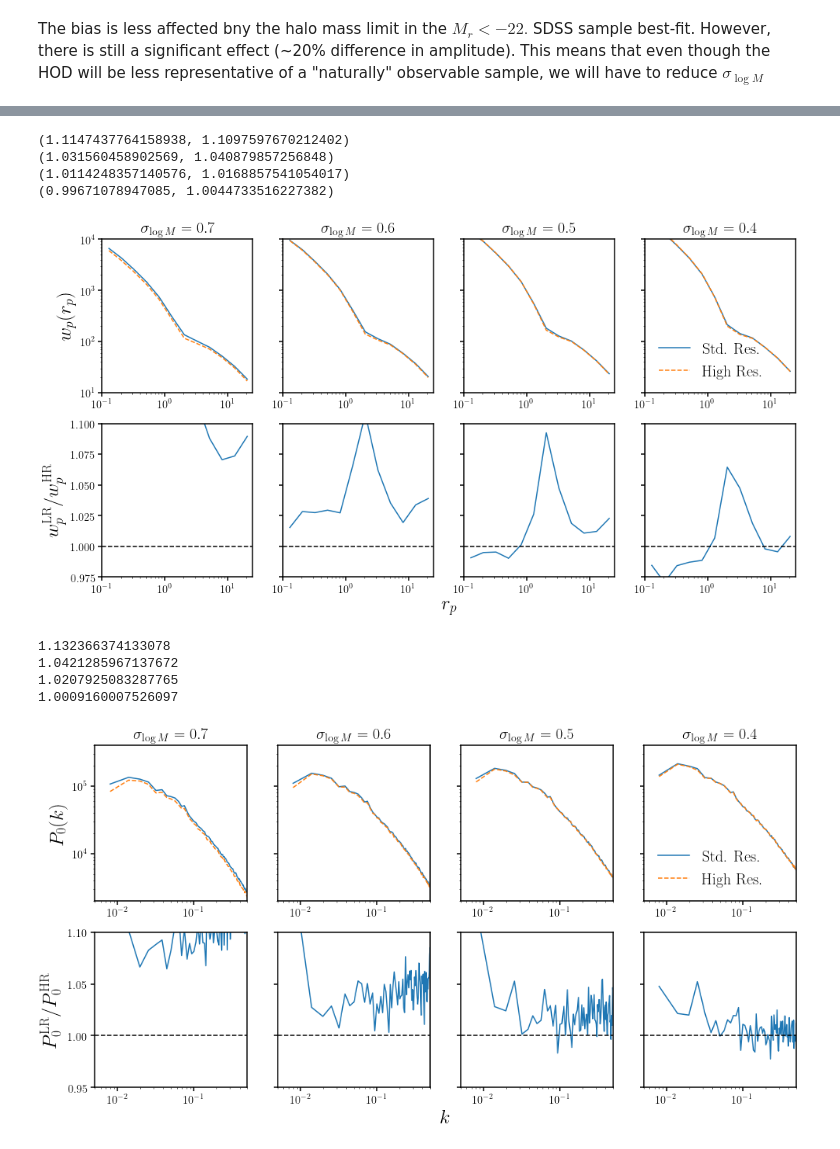
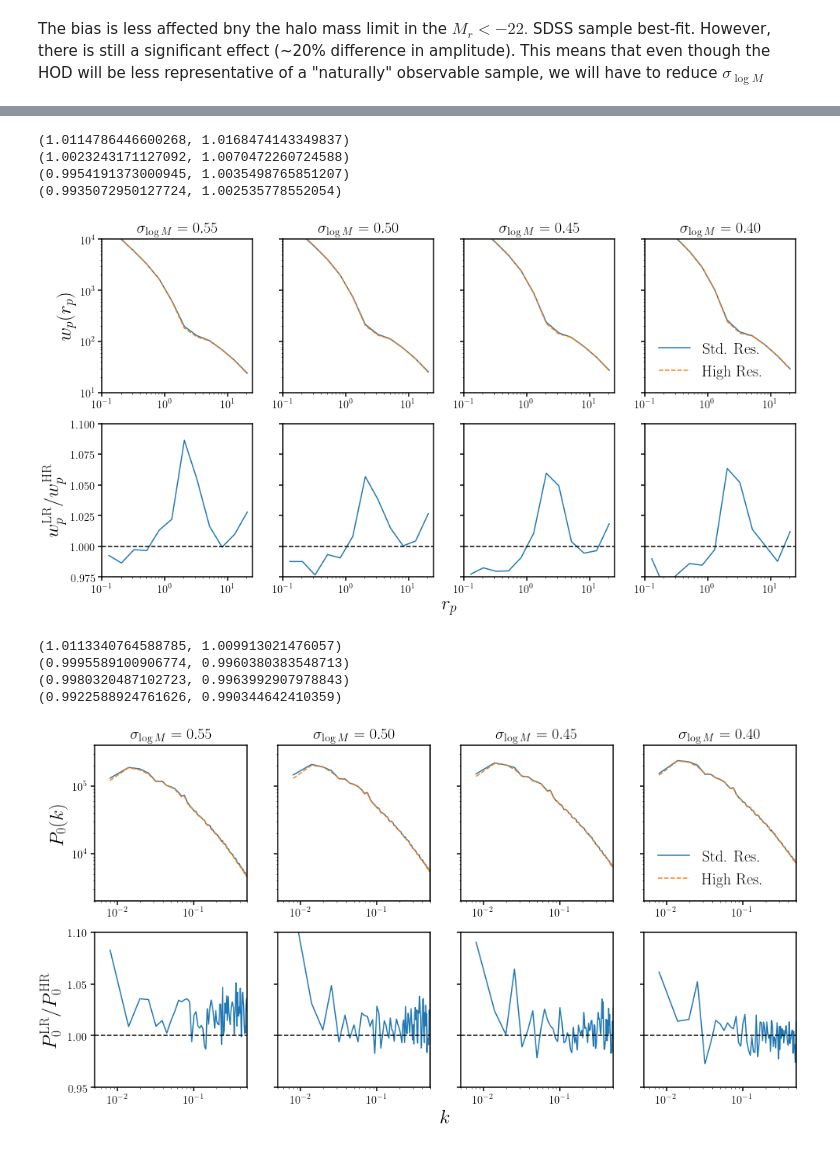
Before and after one commit to changhoonhahn/eMaNu, a Jupyter notebook: notebook/hod/hod_fiducial.ipynb, the cells around one changed output, grey strips where cells are left out. Drawn from its saved outputs; the diff is of its cells as text; code cells hidden in the pictures.

```diff
--- a/notebook/hod/hod_fiducial.ipynb
+++ b/notebook/hod/hod_fiducial.ipynb
@@ -218,8 +218,9 @@ logMbin = np.linspace(11., 16., 100) # logMh bins
 fig = plt.figure(figsize=(10,6))
 sub = fig.add_subplot(111)
 for i, sig in enumerate([0.7, 0.6, 0.5, 0.4]):
-    tt_hod = np.array([14.22, sig, 14.00, 0.87, 14.69])
+    tt_hod = np.array([14.3, sig, 14.00, 0.87, 14.69])
     sub.plot(10**logMbin, Ngal_Mh(tt_hod, logMbin), label=r'$\sigma_{\log M} = %.1f$' % sig)
+sub.plot(10**logMbin, Ngal_Mh(z07_22_0, logMbin), label='$M_r < -22.$')
 sub.plot([10**Mh_min, 10**Mh_min], [1e-3, 1e3], c='k', ls='--', label='$M_h$ limit')
 sub.legend(loc='upper left', fontsize=20)
 sub.set_xlabel('$M_h$', fontsize=25)
@@ -234,7 +235,7 @@ sub.set_ylim(1e-2, 5e1)
 # %%
 fig = plt.figure(figsize=(16,8))
-for i, sig in enumerate([0.7, 0.6, 0.5, 0.4]):
-    tt_hod = np.array([14.22, sig, 14.00, 0.87, 14.69])
+for i, sig in enumerate([0.55, 0.5, 0.45, 0.4]):
+    tt_hod = np.array([14.3, sig, 14.00, 0.87, 14.69])
 
     wps_lr, wps_hr = [], []
     for _ii in range(20):
@@ -254,7 +255,7 @@ for i, sig in enumerate([0.7, 0.6, 0.5, 0.4]):
     sub.set_xlim(1e-1, 25)
     sub.set_yscale('log')
     sub.set_ylim(1e1, 1e4)
-    sub.set_title(r'$\sigma_{\log M} = %.1f$' % sig, fontsize=20)
+    sub.set_title(r'$\sigma_{\log M} = %.2f$' % sig, fontsize=20)
     if i != 0: sub.set_yticklabels([])
     else: sub.set_ylabel('$w_p(r_p)$', fontsize=25)
     if i == 3: sub.legend(loc='lower left', fontsize=20)
@@ -273,53 +274,53 @@ bkgd = fig.add_subplot(111, frameon=False)
 bkgd.set_xlabel('$r_p$', fontsize=25)
 bkgd.tick_params(labelcolor='none', top=False, bottom=False, left=False, right=False)
 # %% [output]
-(1.1147437764158938, 1.1097597670212402)
-(1.031560458902569, 1.040879857256848)
-(1.0114248357140576, 1.0168857541054017)
-(0.99671078947085, 1.0044733516227382)
+(1.0114786446600268, 1.0168474143349837)
+(1.0023243171127092, 1.0070472260724588)
+(0.9954191373000945, 1.0035498765851207)
+(0.9935072950127724, 1.002535778552054)
-[figure, old version]
+[figure, new version]
 # %%
 fig = plt.figure(figsize=(16,8))
-for i, sig in enumerate([0.7, 0.6, 0.5, 0.4]):
-    tt_hod = np.array([14.22, sig, 14.00, 0.87, 14.69])
+for i, sig in enumerate([0.55, 0.5, 0.45, 0.4]):
+    tt_hod = np.array([14.3, sig, 14.00, 0.87, 14.69])
 
     pks_lr, pks_hr = [], []
     for _ii in range(10):
         k, _pk_lr = pk_model(tt_hod, res='LR', rsd=True, seed=_ii) # low res
         k, _pk_hr = pk_model(tt_hod, res='HR', rsd=True, seed=_ii) # high res
         pks_lr.append(_pk_lr)
         pks_hr.append(_pk_hr)
     pk_lr = np.average(pks_lr, axis=0)
     pk_hr = np.average(pks_hr, axis=0)
 
     sub = fig.add_subplot(2,4,i+1)
     sub.plot(k, pk_lr, c='C0', label='Std. Res.')
     sub.plot(k, pk_hr, c='C1', ls='--', label='High Res.' )
-    print(np.median(pk_lr / pk_hr))
+    print(np.median(pk_lr / pk_hr), np.average(pk_lr / pk_hr))
     sub.set_xscale('log')
     sub.set_xlim(5e-3, 0.5)
     sub.set_yscale('log')
     sub.set_ylim(2e3, 4e5)
-    sub.set_title(r'$\sigma_{\log M} = %.1f$' % sig, fontsize=20)
+    sub.set_title(r'$\sigma_{\log M} = %.2f$' % sig, fontsize=20)
     if i != 0: sub.set_yticklabels([])
     else: sub.set_ylabel('$P_0(k)$', fontsize=25)
     if i == 3: sub.legend(loc='lower left', fontsize=20)
     sub = fig.add_subplot(2,4,i+5)
     sub.plot(k, pk_lr/pk_hr, c='C0')
     sub.plot([5e-3, 0.5], [1., 1.], c='k', ls='--')
     sub.set_xscale('log')
     sub.set_xlim(5e-3, 0.5)
     sub.set_ylim(0.95, 1.1)
     if i != 0: sub.set_yticklabels([])
     else: sub.set_ylabel(r'$P_0^{\rm LR}/P_0^{\rm HR}$', fontsize=25)
     if i == 3: sub.legend(loc='lower left', fontsize=20)
 bkgd = fig.add_subplot(111, frameon=False)
 bkgd.set_xlabel('$k$', fontsize=25)
 bkgd.tick_params(labelcolor='none', top=False, bottom=False, left=False, right=False)
 # %% [output]
-1.132366374133078
-1.0421285967137672
-1.0207925083287765
-1.0009160007526097
+(1.0113340764588785, 1.009913021476057)
+(0.9995589100906774, 0.9960380383548713)
+(0.9980320487102723, 0.9963992907978843)
+(0.9922588924761626, 0.990344642410359)
-[figure, old version]
+[figure, new version]
 # %% [markdown]
```
Also changed, not shown: parts of 2 cells of this notebook.
